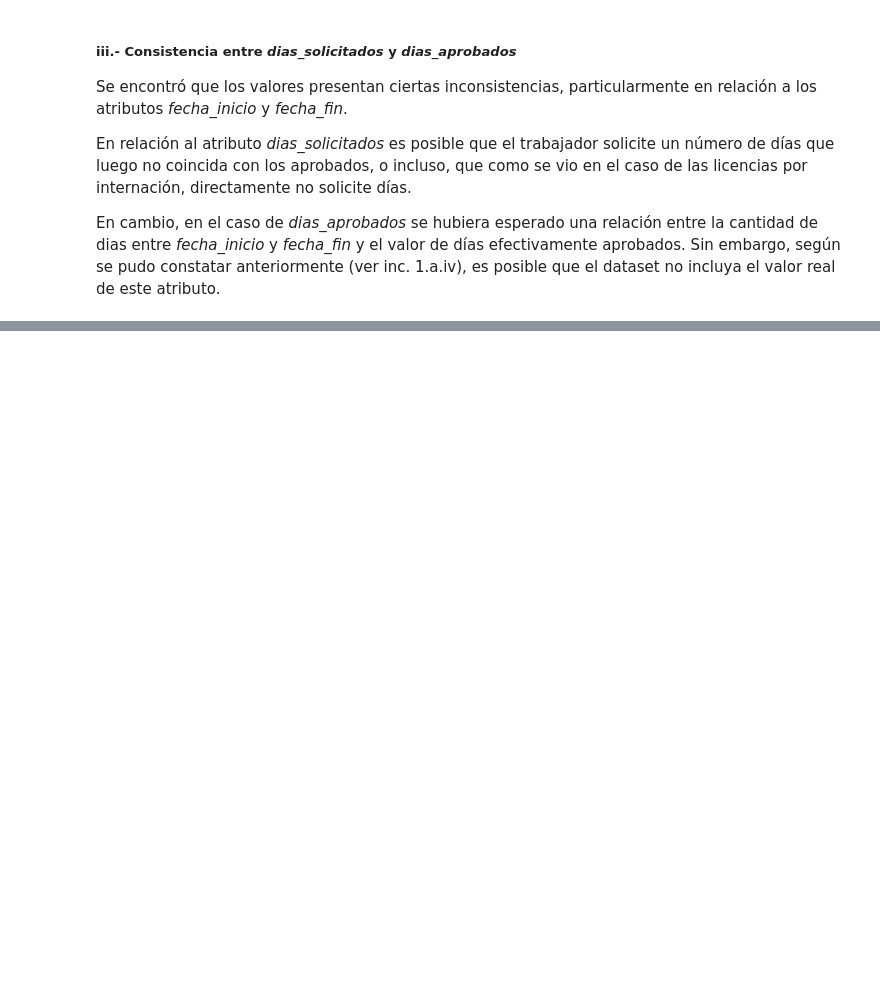
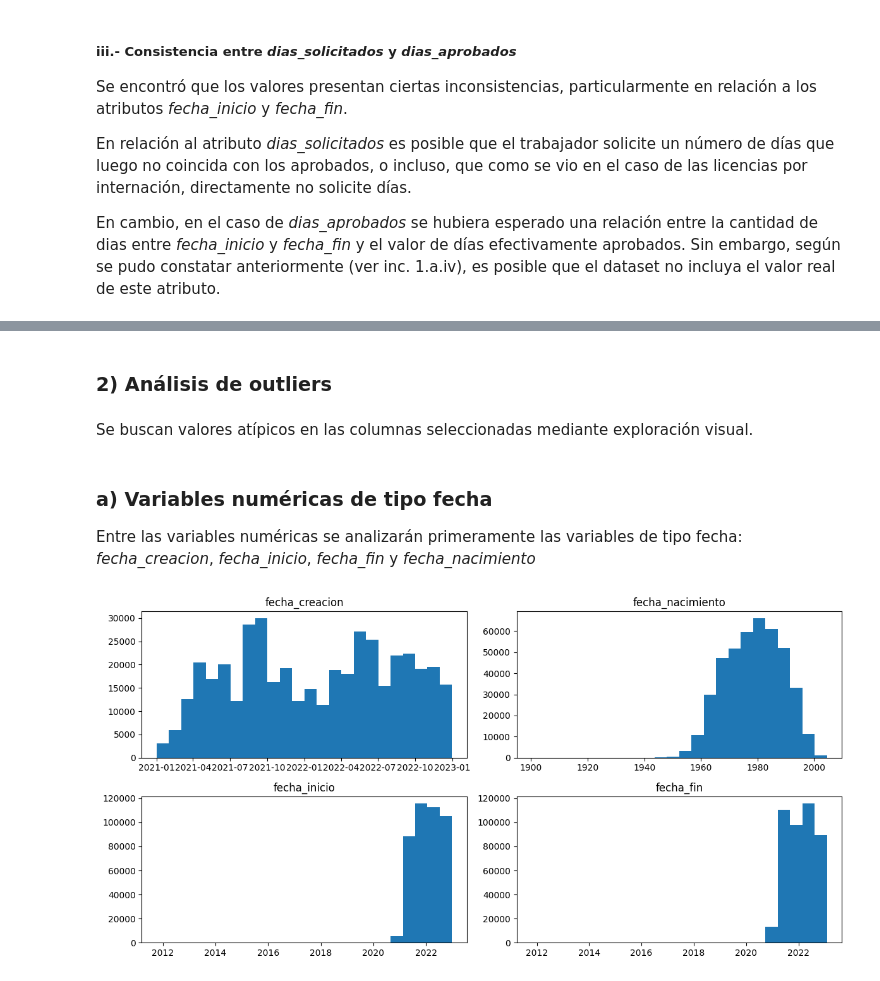
Before and after one commit to grabyc/diplodatos-mentoria, a Jupyter notebook: TP02/TP02_Consignas.ipynb, the cells around one changed output, grey strips where cells are left out. Cells and saved outputs as stored; diff of their text form; code cells hidden in the pictures; blank space fills up the shorter version.

Commit message:
TP02 - Inciso 2.a Analisis de outliers

```diff
--- a/TP02/TP02_Consignas.ipynb
+++ b/TP02/TP02_Consignas.ipynb
@@ -341,0 +342,36 @@ relev_df[cols].sample(20)
+# %% [markdown]
+### 2) Análisis de outliers
+# %% [markdown]
+Se buscan valores atípicos en las columnas seleccionadas mediante exploración visual.
+# %% [markdown]
+### a) Variables numéricas de tipo fecha
+
+Entre las variables numéricas se analizarán primeramente las variables de tipo fecha: *fecha_creacion*, *fecha_inicio*, *fecha_fin* y *fecha_nacimiento*
+# %%
+import pandas as pd
+import matplotlib.pyplot as plt
+
+pd.plotting.register_matplotlib_converters()
+
+relev_df['fecha_creacion'] = pd.to_datetime(relev_df['fecha_creacion'])
+relev_df['fecha_inicio'] = pd.to_datetime(relev_df['fecha_inicio'])
+relev_df['fecha_fin'] = pd.to_datetime(relev_df['fecha_fin'])
+relev_df['fecha_nacimiento'] = pd.to_datetime(relev_df['fecha_nacimiento'])
+
+figure, axis = plt.subplots(2, 2, figsize=(12, 6))
+
+axis[0, 0].hist(relev_df['fecha_creacion'], bins=24)
+axis[0, 0].set_title("fecha_creacion")
+
+axis[0, 1].hist(relev_df['fecha_nacimiento'], bins=24)
+axis[0, 1].set_title("fecha_nacimiento")
+
+axis[1, 0].hist(relev_df['fecha_inicio'], bins=24)
+axis[1, 0].set_title("fecha_inicio")
+
+axis[1, 1].hist(relev_df['fecha_fin'], bins=24)
+axis[1, 1].set_title("fecha_fin")
+
+figure.tight_layout()
+# %% [output]
+[figure, added]
```
Also changed, not shown: parts of 12 cells of this notebook.
